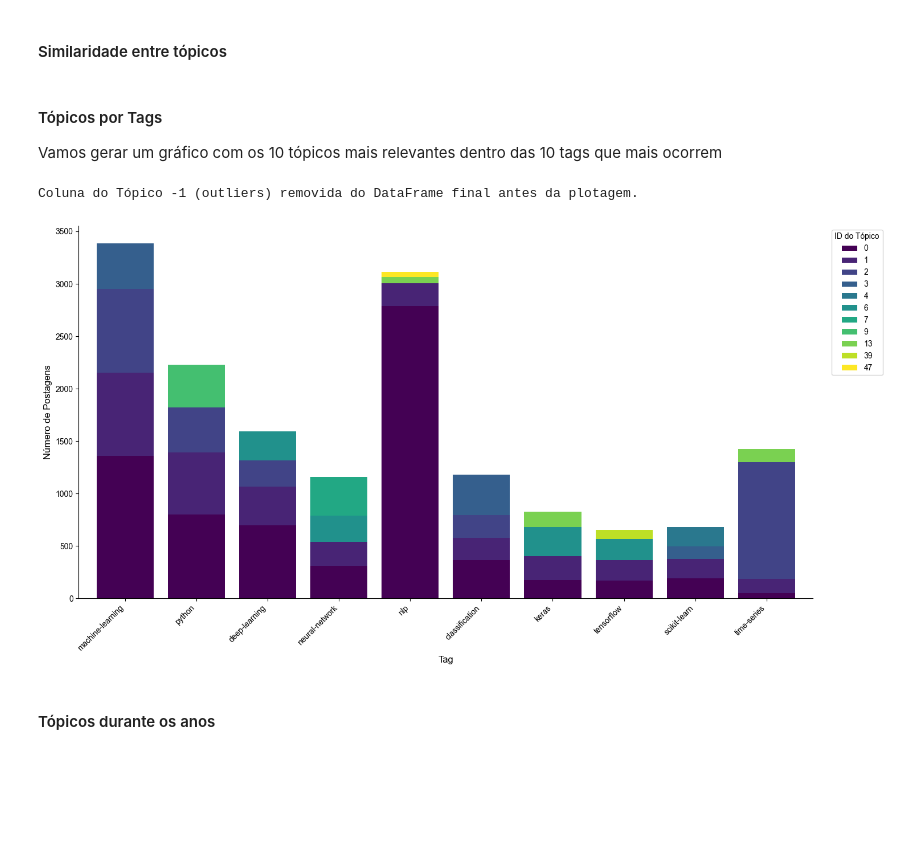
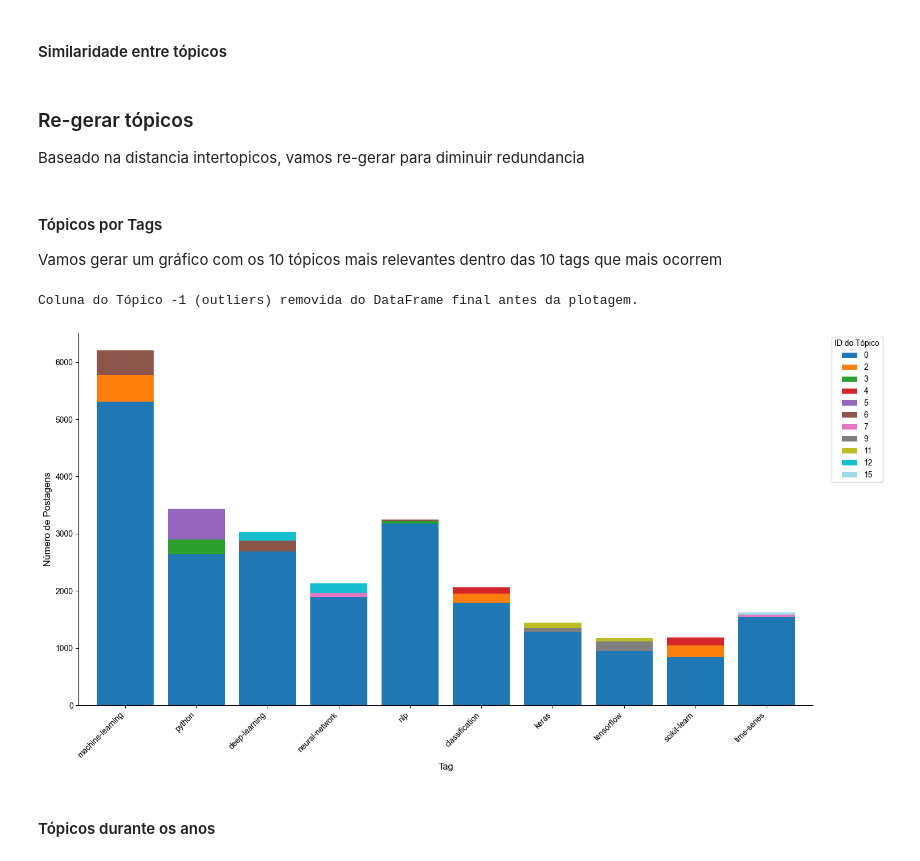
Before and after one commit to hoomanish/TCC_MBA_DS_2025, a Jupyter notebook: ds_posts_analysis.ipynb, the cells around one changed output. Drawn from its saved outputs; the diff is of its cells as text; code cells hidden in the pictures; blank space fills up the shorter version.

Commit message:
Modelagem de Tópicos
Graficos gerados e análise de tópicos completa

```diff
--- a/ds_posts_analysis.ipynb
+++ b/ds_posts_analysis.ipynb
@@ -516,7 +567,7 @@ Cada pergunta tem 1 ou mais tags.
 # %%
 def tags_perguntas(df):
     """
-    Extrai e conta as tags de perguntas do DataFrame de posts.""""
+    Extrai e conta as tags de perguntas do DataFrame de posts."""
 
     df_tags_perguntas = df['_Tags'].str.split('><', expand=True)
     df_tags_perguntas.dropna(axis=0, how='all', inplace=True)
@@ -843,8 +894,8 @@ results_df = pd.read_csv("results.csv")
 # lista de stopwords
 standard_stopwords = list(stopwords.words('english'))
 # stopwords adicionais
-additional_stopwords = [' ','td', 'exactly', 'e e e e', 'thanks', 'thank'
-                        ]
+additional_stopwords = [' ','td', 'exactly', 'e e e e', 'thanks', 'thanks'
+                        'thank', 'crossposted', 'crosspost', 'oxbowerce', 'quotx', 'quot']
 
 # Lista completa de stopwords
 full_stopwords = standard_stopwords + additional_stopwords
@@ -1095,7 +1146,8 @@ modelo_rep_multi.get_topic_info()
 # Atualizar os tópicos para ignorar stopwords identificados acima
 # stopwords adicionais
 additional_stopwords = [' ','td', 'exactly', 'e e e e', 'thanks', 'thanks'
-                        'thank', 'crossposted', 'crosspost', 'oxbowerce']
+                        'thank', 'crossposted', 'crosspost', 'oxbowerce', 'quotx', 'quot', 'erwan', '_',
+                        '___']
 
 # Lista completa de stopwords
 full_stopwords = standard_stopwords + additional_stopwords
@@ -1280,3 +1341,7 @@ modelo_rep_multi.visualize_topics().show()
 # Visualizar a similaridade entre os tópicos
 # n-clusters cria grupos aonde a similaridade entre os tópicos é alta
 modelo_rep_multi.visualize_heatmap(n_clusters=10,)
+# %% [markdown]
+### Re-gerar tópicos
+
+Baseado na distancia intertopicos, vamos re-gerar para diminuir redundancia
@@ -1283,11 +1365,14 @@ modelo_rep_multi.visualize_heatmap(n_clusters=10,)
 # %% [markdown]
 #### Tópicos por Tags
  Vamos gerar um gráfico com os 10 tópicos mais relevantes dentro das 10 tags que mais ocorrem
+# %%
+# Incluir os tópicos consolidados no DataFrame df_todos
+df_todos['Topico_consolid'] = modelo_rep_multi.get_document_info(df_todos['text'])['Topic']
 # %%
 # Obter a lista das 10 tags mais populares
 top_10_tags = tag_counts_perguntas.head(10).index.tolist()
 # Criar um novo DataFrame para a análise para não modificar o original
-df_tags_topics = df_todos[['sep_tags', 'Topico']].copy()
+df_tags_topics = df_todos[['sep_tags', 'Topico_consolid']].copy()
 
 # Transformar a string de tags separadas por espaço em uma lista de tags
 df_tags_topics['sep_tags'] = df_tags_topics['sep_tags'].str.split()
@@ -1300,12 +1385,13 @@ df_exploded = df_tags_topics.explode('sep_tags')
 df_top_tags = df_exploded[df_exploded['sep_tags'].isin(top_10_tags)].copy()
 
 # Renomear as colunas para clareza
-df_top_tags.rename(columns={'sep_tags': 'Tag', 'Topico': 'Topic'}, inplace=True)
+df_top_tags.rename(columns={'sep_tags': 'Tag', 'Topico_consolid': 'Topic'}, inplace=True)
 
 # print(f"\nNúmero de registros antes de remover outliers: {len(df_top_tags)}")
 
-# Aqui está a linha que remove todas as ocorrências do Tópico -1
+# Remove todas as ocorrências do Tópico -1
 df_top_tags_no_outliers = df_top_tags[df_top_tags['Topic'] != -1].copy()
+df_top_tags_no_outliers = df_top_tags[df_top_tags['Topic'] != 1].copy()
 
 # print(f"Número de registros depois de remover outliers: {len(df_top_tags_no_outliers)}")
 
@@ -1325,35 +1411,39 @@ pivot_df = top_topics_by_tag.pivot(index='Tag', columns='Topic', values='Count')
 pivot_df = pivot_df.reindex(top_10_tags)
 
 # Esta linha verifica se a coluna para o Tópico -1 existe no DataFrame final e, se existir, a remove.
 if -1 in pivot_df.columns:
     pivot_df.drop(columns=[-1], inplace=True)
+
+if 1 in pivot_df.columns:
+    pivot_df.drop(columns=[1], inplace=True)
+
     print("\nColuna do Tópico -1 (outliers) removida do DataFrame final antes da plotagem.")
 
 # Gerar o gráfico de barras empilhadas
 # print("\nGerando gráfico de distribuição de tópicos por tag...")
 ax = pivot_df.plot(
     kind='bar',
     stacked=True,
     figsize=(15, 8),
-    colormap='viridis',
+    colormap='tab20',
     width=0.8
 )
 
 # Configurações do Gráfico
 # plt.title('Distribuição dos Top 5 Tópicos para as 10 Tags Mais Populares', fontsize=16)
 plt.xlabel('Tag', fontsize=12)
 plt.ylabel('Número de Postagens', fontsize=12)
 plt.xticks(rotation=45, ha='right')
 plt.legend(title='ID do Tópico', bbox_to_anchor=(1.02, 1), loc='upper left')
 plt.tight_layout()
 sns.despine(left=False, bottom=False)
 
 # Salvar o gráfico
 plt.savefig('grafico_topicos_por_tag.png', dpi=300)
 plt.show()
 # %% [output]
 Coluna do Tópico -1 (outliers) removida do DataFrame final antes da plotagem.
-[figure, old version]
+[figure, new version]
 # %% [markdown]
 #### Tópicos durante os anos
 # %%
```
Also changed, not shown: parts of 14 cells of this notebook, 10 other files.
